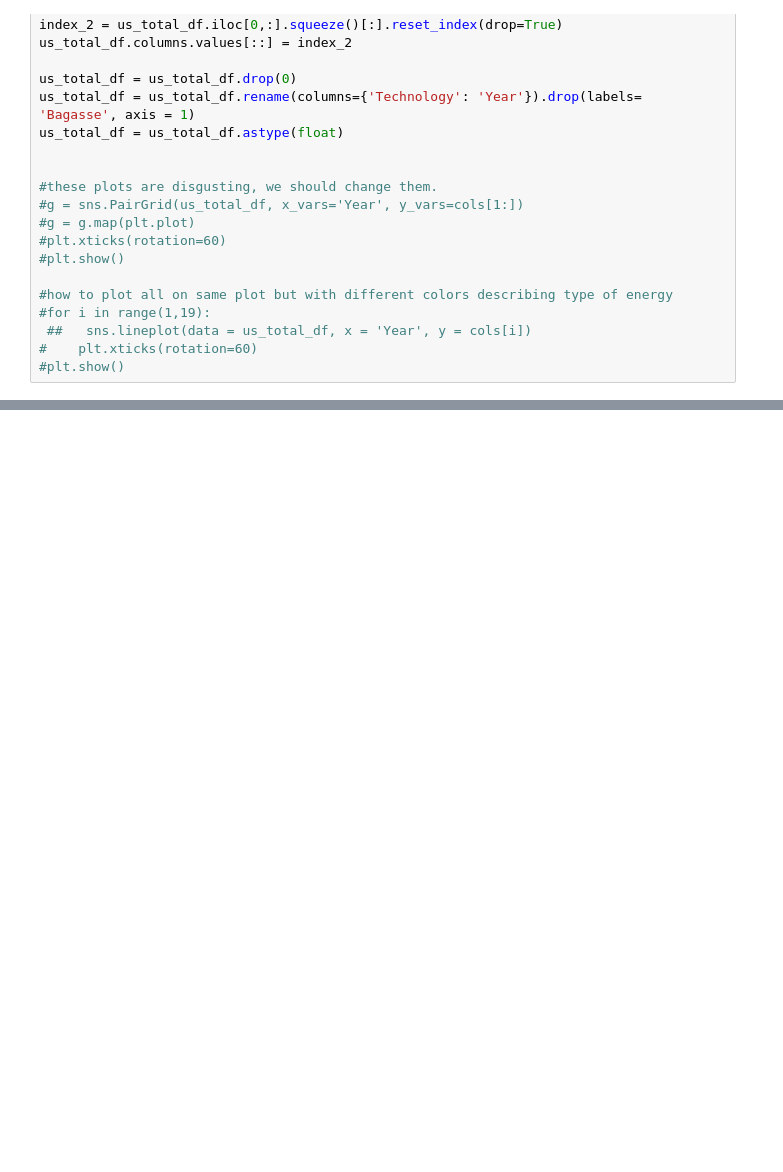
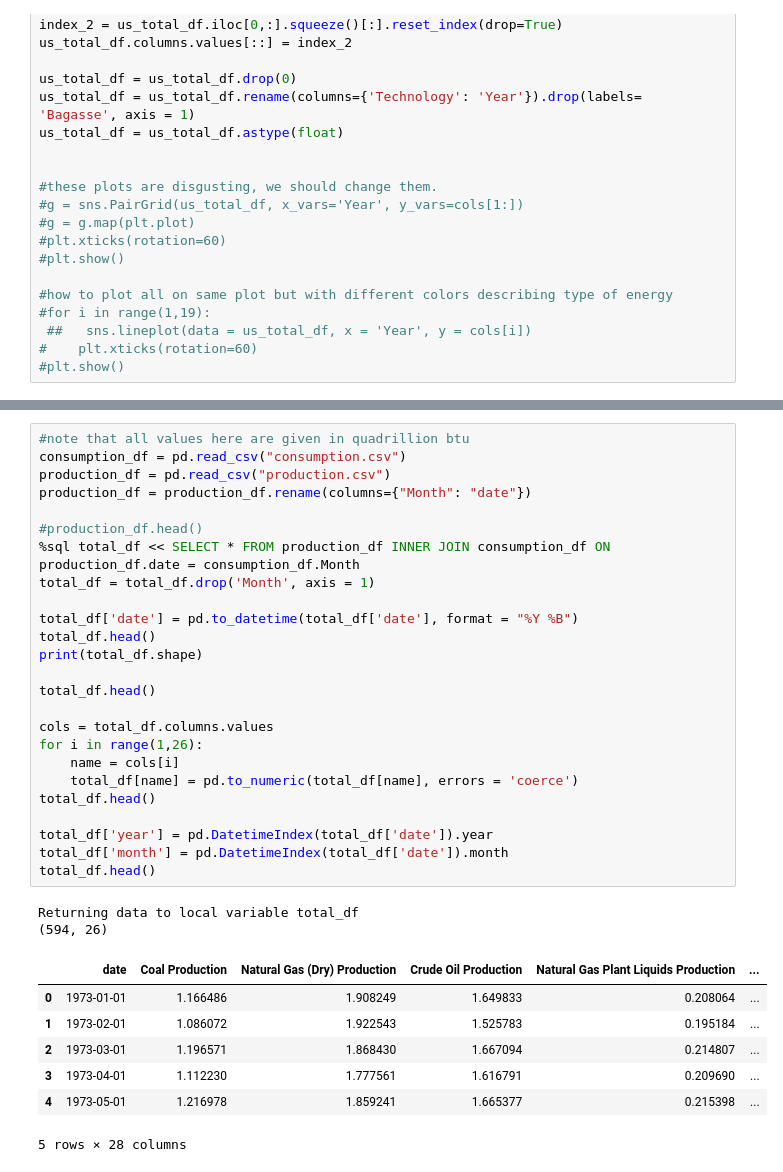
Before and after one commit to akkij26/info_2950, a Jupyter notebook: Phase 2.ipynb, the cells around one changed output, grey strips where cells are left out. Saved outputs shown, nothing was run; the diff lists cells and outputs as text; blank space fills up the shorter version.

```diff
--- a/Phase 2.ipynb
+++ b/Phase 2.ipynb
@@ -183,0 +125,35 @@ new_cons.head()
+# %%
+#note that all values here are given in quadrillion btu
+consumption_df = pd.read_csv("consumption.csv")
+production_df = pd.read_csv("production.csv")
+production_df = production_df.rename(columns={"Month": "date"})
+
+#production_df.head()
+%sql total_df << SELECT * FROM production_df INNER JOIN consumption_df ON production_df.date = consumption_df.Month
+total_df = total_df.drop('Month', axis = 1)
+
+total_df['date'] = pd.to_datetime(total_df['date'], format = "%Y %B")
+total_df.head()
+print(total_df.shape)
+
+total_df.head()
+
+cols = total_df.columns.values
+for i in range(1,26):
+    name = cols[i]
+    total_df[name] = pd.to_numeric(total_df[name], errors = 'coerce')
+total_df.head()
+
+total_df['year'] = pd.DatetimeIndex(total_df['date']).year
+total_df['month'] = pd.DatetimeIndex(total_df['date']).month
+total_df.head()
+# %% [output]
+Returning data to local variable total_df
+(594, 26)
+|  | date | Coal Production | Natural Gas (Dry) Production | Crude Oil Production | Natural Gas Plant Liquids Production | ... |
+| 0 | 1973-01-01 | 1.166486 | 1.908249 | 1.649833 | 0.208064 | ... |
+| 1 | 1973-02-01 | 1.086072 | 1.922543 | 1.525783 | 0.195184 | ... |
+| 2 | 1973-03-01 | 1.196571 | 1.868430 | 1.667094 | 0.214807 | ... |
+| 3 | 1973-04-01 | 1.112230 | 1.777561 | 1.616791 | 0.209690 | ... |
+| 4 | 1973-05-01 | 1.216978 | 1.859241 | 1.665377 | 0.215398 | ... |
+5 rows × 28 columns
```
Also changed, not shown: parts of 10 cells of this notebook.
